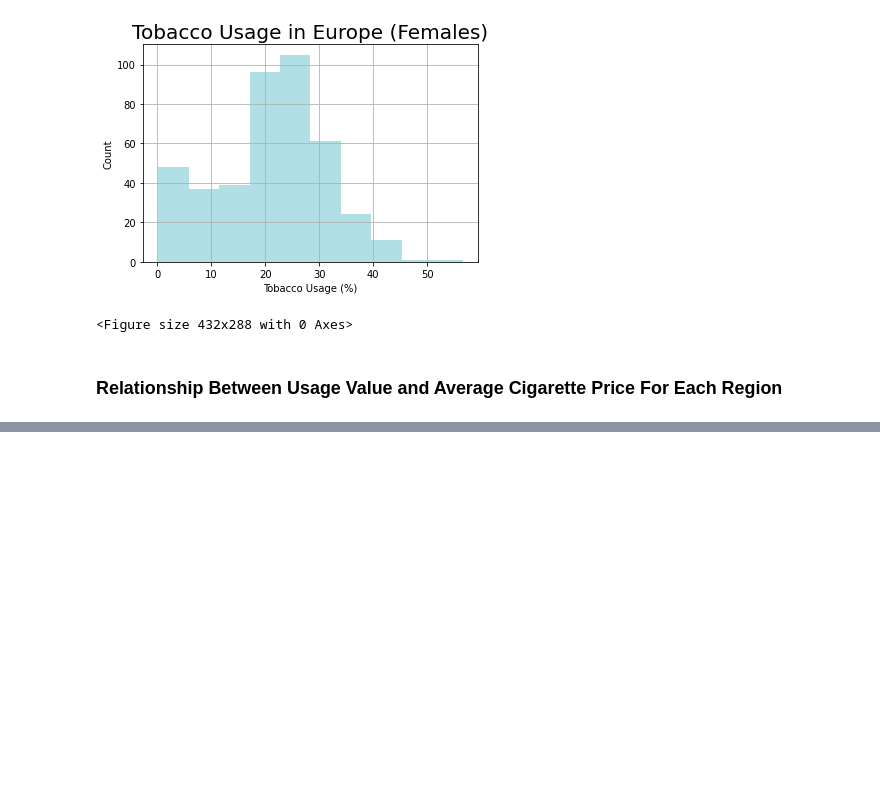
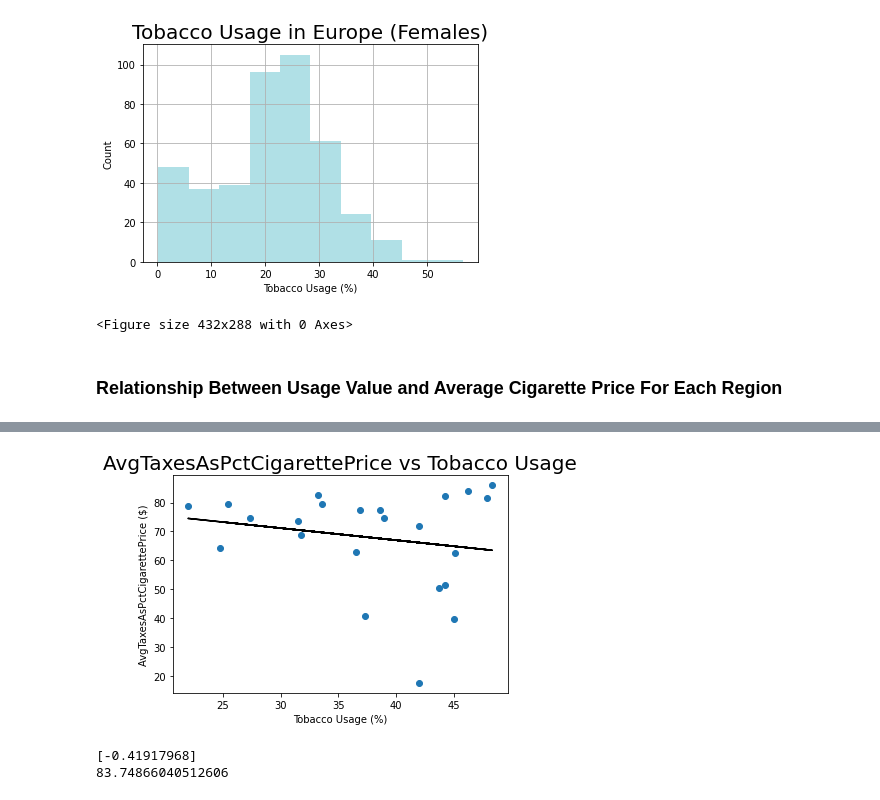
Before and after one commit to aidanwc2/Team_3, a Jupyter notebook: report copy.ipynb, the cells around one changed output, grey strips where cells are left out. Saved outputs shown, nothing was run; the diff lists cells and outputs as text; code cells hidden in the pictures; blank space fills up the shorter version.

```diff
--- a/report copy.ipynb
+++ b/report copy.ipynb
@@ -269,0 +241,27 @@ plt.plot(x, a*x + b)
+# %%
+df_combined = pd.read_csv("CombinedDataMaleFinal.csv")
+x = np.array(df_combined["Value"])
+y = np.array(df_combined["AvgTaxesAsPctCigarettePrice"])
+
+
+df_combined_r = df_combined.dropna()
+
+X = df_combined_r['Value'].values[:,np.newaxis]
+y = df_combined_r['AvgTaxesAsPctCigarettePrice'].values
+
+
+model = LinearRegression()
+model.fit(X,y)
+plt.scatter(X, y)
+plt.plot(X, model.predict(X),color='k')
+plt.title('AvgTaxesAsPctCigarettePrice vs Tobacco Usage', fontsize=20)
+plt.xlabel('Tobacco Usage (%)')
+plt.ylabel('AvgTaxesAsPctCigarettePrice ($)')
+plt.show()
+
+print(model.coef_)
+print(model.intercept_)
+# %% [output]
+[figure, added]
+[-0.41917968]
+83.74866040512606
```
Also changed, not shown: parts of 17 cells of this notebook, 6 other files.
